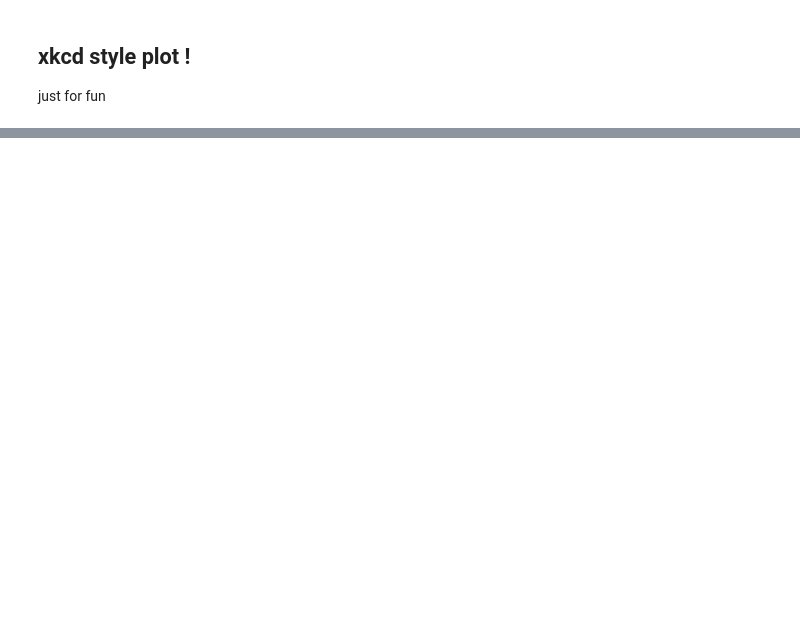
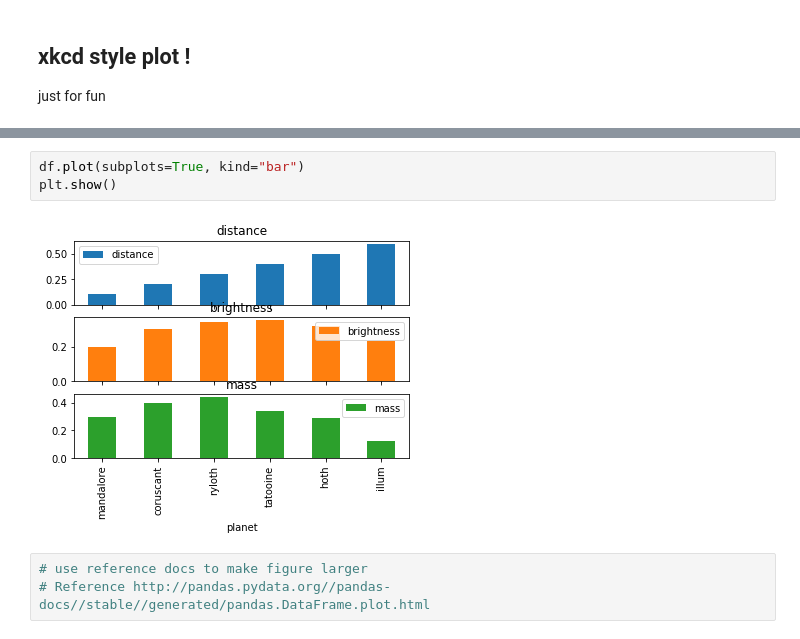
Before and after one commit to Demis78/top10_python_libraries, a Jupyter notebook: top10_08_matplotlib.ipynb, the cells around one changed output, grey strips where cells are left out. Drawn from its saved outputs; the diff is of its cells as text; blank space fills up the shorter version.

```diff
--- a/top10_08_matplotlib.ipynb
+++ b/top10_08_matplotlib.ipynb
@@ -101,0 +134,8 @@ plt.show()
+# %%
+df.plot(subplots=True, kind="bar")
+plt.show()
+# %% [output]
+[figure, added]
+# %%
+# use reference docs to make figure larger
+# Reference http://pandas.pydata.org//pandas-docs//stable//generated/pandas.DataFrame.plot.html
```
Also changed, not shown: parts of 13 cells of this notebook, 2 other files.
